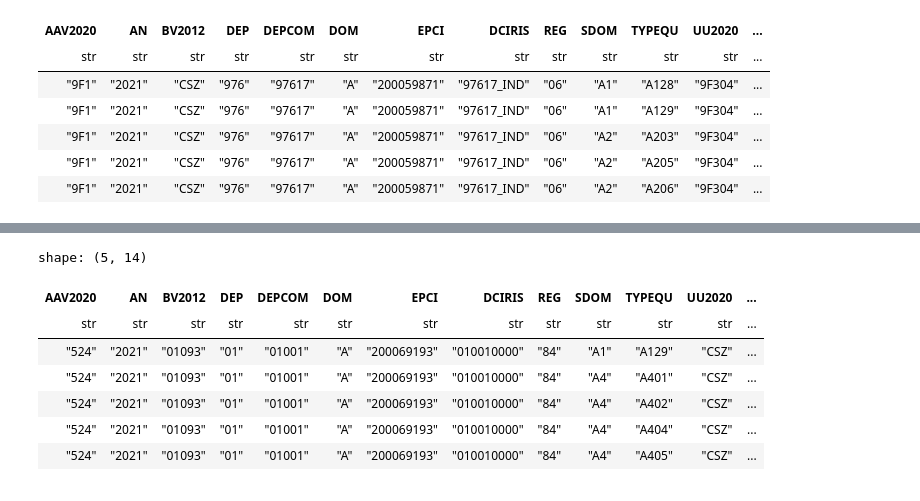
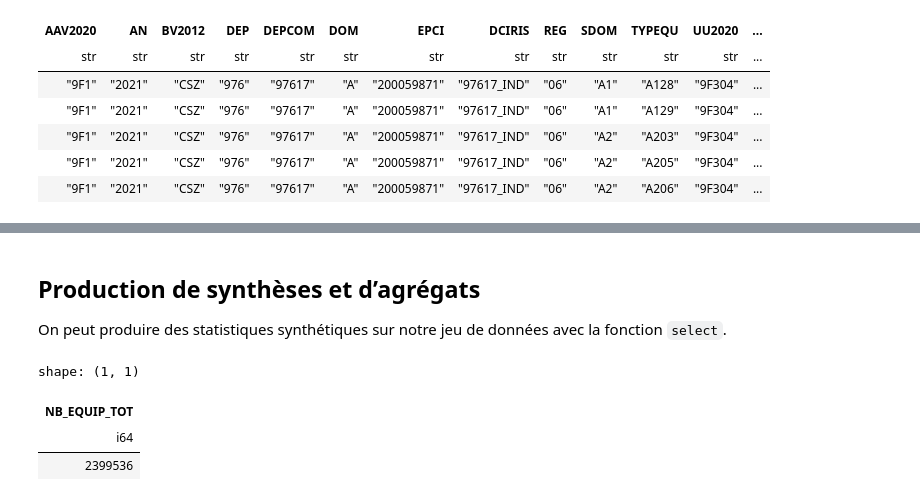
Before and after one commit to romaintailhurat/miscbooks, a Jupyter notebook: polars-tuto.ipynb, the cells around one changed output, grey strips where cells are left out. Drawn from its saved outputs; the diff is of its cells as text; code cells hidden in the pictures.

```diff
--- a/polars-tuto.ipynb
+++ b/polars-tuto.ipynb
@@ -400,14 +564,16 @@ nouvelle colonne \`\`
+# %% [markdown]
+## Production de synthèses et d’agrégats
+
+On peut produire des statistiques synthétiques sur notre jeu de données
+avec la fonction `select`.
 # %%
 df_bpe.lazy()\
-    .with_columns(
-        pl.col("NB_EQUIP").str.parse_int(radix=10).cumsum().alias("NB_EQUIP_SUM")
+    .with_columns(pl.col('NB_EQUIP').cast(pl.Int64, strict=False))\
+    .select(
+        pl.col("NB_EQUIP").sum().alias("NB_EQUIP_TOT")
     ).head(5).collect()
 # %% [output]
-shape: (5, 14)
+shape: (1, 1)
-| AAV2020 | AN | BV2012 | DEP | DEPCOM | DOM | EPCI | DCIRIS | REG | SDOM | TYPEQU | UU2020 | ... |
-| str | str | str | str | str | str | str | str | str | str | str | str | ... |
-| "524" | "2021" | "01093" | "01" | "01001" | "A" | "200069193" | "010010000" | "84" | "A1" | "A129" | "CSZ" | ... |
-| "524" | "2021" | "01093" | "01" | "01001" | "A" | "200069193" | "010010000" | "84" | "A4" | "A401" | "CSZ" | ... |
-| "524" | "2021" | "01093" | "01" | "01001" | "A" | "200069193" | "010010000" | "84" | "A4" | "A402" | "CSZ" | ... |
-| "524" | "2021" | "01093" | "01" | "01001" | "A" | "200069193" | "010010000" | "84" | "A4" | "A404" | "CSZ" | ... |
-| "524" | "2021" | "01093" | "01" | "01001" | "A" | "200069193" | "010010000" | "84" | "A4" | "A405" | "CSZ" | ... |
+| NB_EQUIP_TOT |
+| i64 |
+| 2399536 |
```
Also changed, not shown: parts of 51 cells of this notebook, 1 other file.
